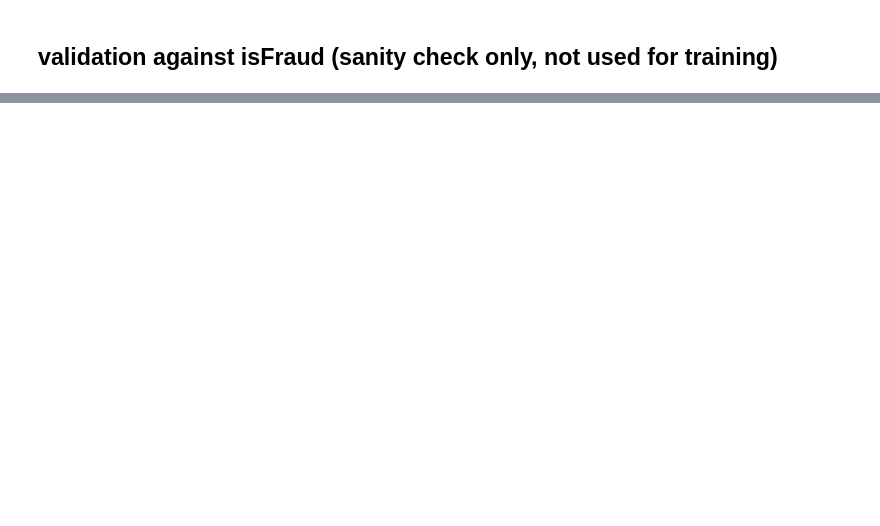
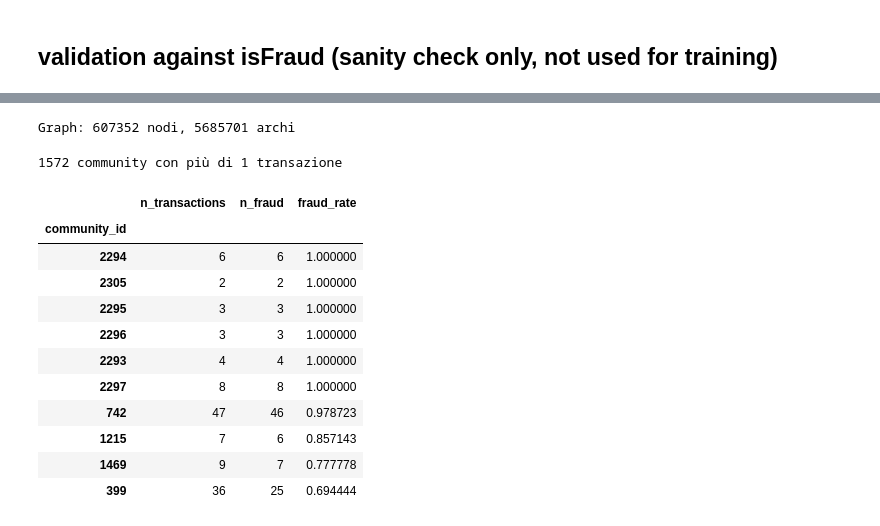
Before and after one commit to Ange-K7469/Graph_Based_Fraud_Detection, a Jupyter notebook: unsupervised.ipynb, the cells around one changed output, grey strips where cells are left out. Drawn from its saved outputs; the diff is of its cells as text; code cells hidden in the pictures; blank space fills up the shorter version.

```diff
--- a/unsupervised.ipynb
+++ b/unsupervised.ipynb
@@ -167,3 +167,72 @@ cluster_id
+# %%
+import networkx as nx
+import community as community_louvain  # pip install python-louvain
+from collections import Counter
+
+ENTITY_COLUMNS = ["card1","card2","card3","card4","card5","card6",
+                   "addr1","addr2","P_emaildomain","R_emaildomain",
+                   "DeviceType","DeviceInfo","id_30","id_31"]
+
+G = nx.Graph()
+
+# transaction nodes: usa anomaly_score/cluster_id già calcolati
+for tx_id, is_fraud, score in zip(df[ID_COL], df[TARGET_COL], df["anomaly_score"]):
+    G.add_node(tx_id, node_type="Transaction", is_fraud=int(is_fraud), anomaly_score=float(score))
+
+# entity nodes + archi, colonna per colonna (niente iterrows sull'intero df)
+entity_freq = Counter()
+edges_by_col = {}
+for col in ENTITY_COLUMNS:
+    sub = df[[ID_COL, col]].dropna(subset=[col])   # skip NaN -> no falso nodo condiviso
+    sub = sub.assign(entity_node=col + "_" + sub[col].astype(str))
+    edges_by_col[col] = sub
+    entity_freq.update(sub["entity_node"].value_counts().to_dict())
+
+hub_threshold = len(df) * 0.01  # entità in più dell'1% delle transazioni = hub, peso penalizzato
+
+for col, sub in edges_by_col.items():
+    for tx_id, entity_node in zip(sub[ID_COL], sub["entity_node"]):
+        freq = entity_freq[entity_node]
+        weight = 0.01 / freq if freq > hub_threshold else 1.0 / (1.0 + np.log(freq))
+        if not G.has_node(entity_node):
+            G.add_node(entity_node, node_type=col, frequency=freq)
+        G.add_edge(tx_id, entity_node, relationship=col, weight=weight)
+
+print(f"Graph: {G.number_of_nodes()} nodi, {G.number_of_edges()} archi")
+# %% [output]
+Graph: 607352 nodi, 5685701 archi
+# %%
+# community detection + statistiche (sostituisce il "groupby manuale su card1/DeviceInfo" di prima)
+partition = community_louvain.best_partition(G, weight="weight")
+pagerank = nx.pagerank(G, alpha=0.85, weight="weight")
+
+df["community_id"] = df[ID_COL].map(partition)
+df["pagerank"] = df[ID_COL].map(pagerank)
+
+community_summary = df.groupby("community_id").agg(
+    n_transactions=(TARGET_COL, "count"),
+    n_fraud=(TARGET_COL, "sum"),
+    fraud_rate=(TARGET_COL, "mean"),
+).query("n_transactions > 1").sort_values("fraud_rate", ascending=False)
+
+df["community_fraud_rate"] = df["community_id"].map(community_summary["fraud_rate"])
+
+print(f"{community_summary.shape[0]} community con più di 1 transazione")
+community_summary.head(10)
+# %% [output]
+1572 community con più di 1 transazione
+|  | n_transactions | n_fraud | fraud_rate |
+| community_id |  |  |  |
+| 2294 | 6 | 6 | 1.000000 |
+| 2305 | 2 | 2 | 1.000000 |
+| 2295 | 3 | 3 | 1.000000 |
+| 2296 | 3 | 3 | 1.000000 |
+| 2293 | 4 | 4 | 1.000000 |
+| 2297 | 8 | 8 | 1.000000 |
+| 742 | 47 | 46 | 0.978723 |
+| 1215 | 7 | 6 | 0.857143 |
+| 1469 | 9 | 7 | 0.777778 |
+| 399 | 36 | 25 | 0.694444 |
 # %%
 cluster4 = df[df["cluster_id"] == 4]
 for col in ["card1", "addr1", "DeviceType", "DeviceInfo", "P_emaildomain"]:
```
Also changed, not shown: parts of 10 cells of this notebook, 4 other files.
